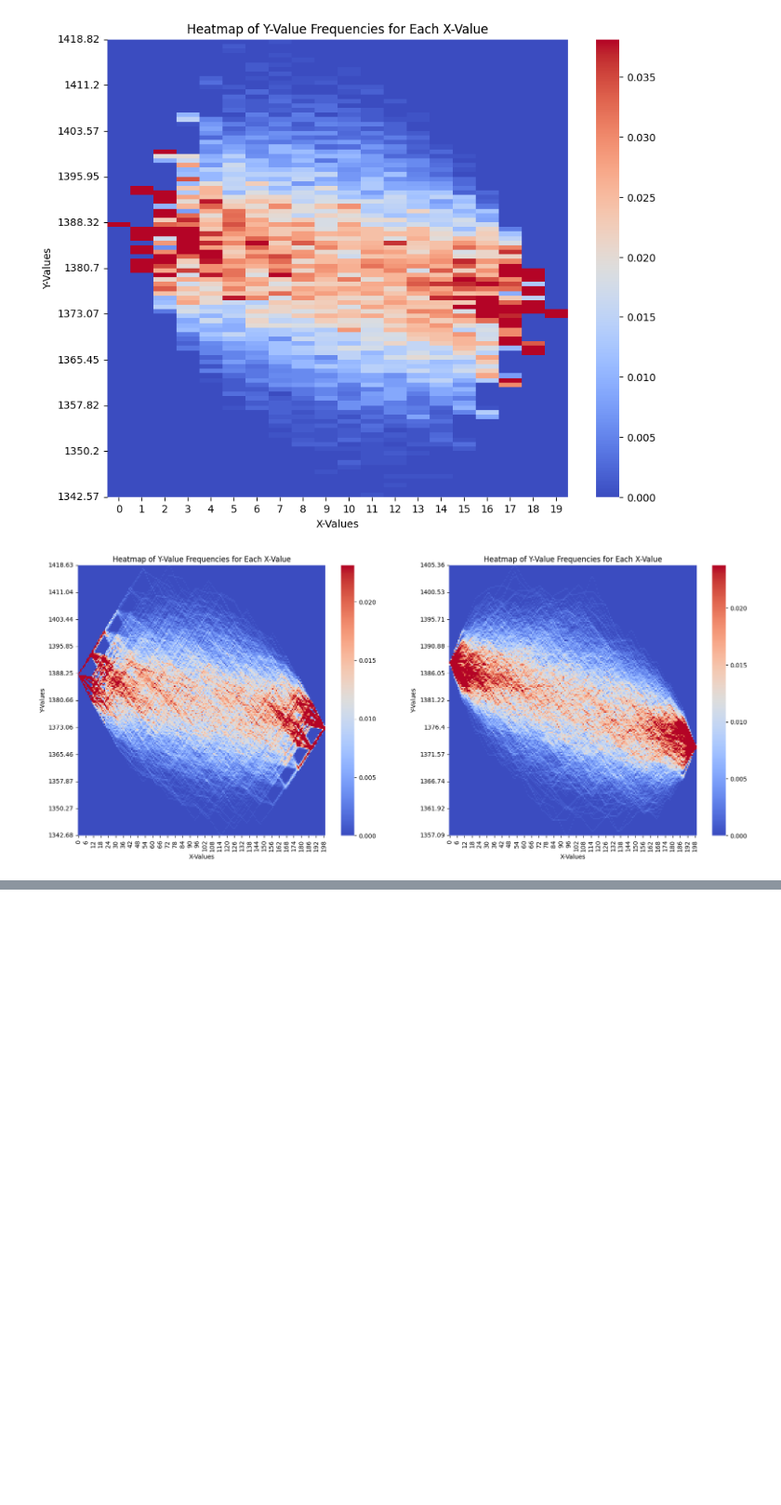
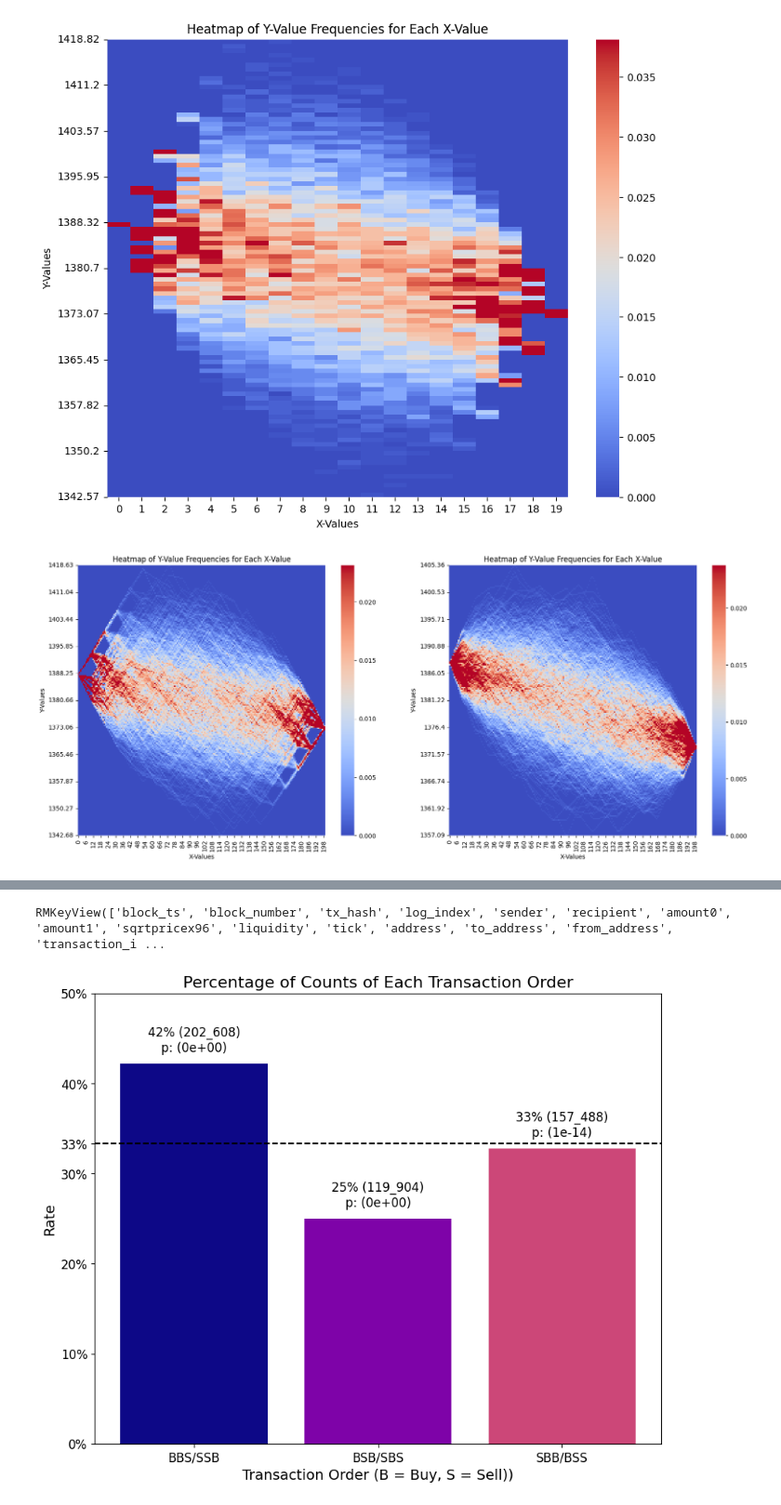
Before and after one commit to ankile/defi-measurement, a Jupyter notebook: experiments/permutation_heatmap.ipynb, the cells around one changed output, grey strips where cells are left out. Shown at 93% size. Cells and saved outputs as stored; diff of their text form; code cells hidden in the pictures; blank space fills up the shorter version.

```diff
--- a/experiments/permutation_heatmap.ipynb
+++ b/experiments/permutation_heatmap.ipynb
@@ -432,0 +479,5 @@ plt.show()
+# %%
+# GET THE column names
+q.keys()
+# %% [output]
+RMKeyView(['block_ts', 'block_number', 'tx_hash', 'log_index', 'sender', 'recipient', 'amount0', 'amount1', 'sqrtpricex96', 'liquidity', 'tick', 'address', 'to_address', 'from_address', 'transaction_i ...
@@ -432,0 +516,57 @@ plt.show()
+# %%
+# Measure the statistical significance of each of the counts being different from 33%
+from scipy.stats import binomtest # type: ignore
+
+def get_ps(a, b, c) -> tuple:
+    total = a + b + c
+    p1 = binomtest(a, total, p=1/3).pvalue
+    p2 = binomtest(b, total, p=1/3).pvalue
+    p3 = binomtest(c, total, p=1/3).pvalue
+
+    return (p1, p2, p3)
+# %%
+import matplotlib.cm as cm
+
+# Make a bar plot of the percentage of the counts of the total with a horizontal line at 33%
+plt.figure(figsize=(10, 8))
+
+# Calculate the percentage of each count
+counts = np.array([aab, aba, baa])
+# counts = np.array([33, 33, 33])
+percentage = counts / counts.sum()
+
+ps = get_ps(*counts)
+
+n = len(percentage)  # the number of different bars
+colors = cm.plasma(np.linspace(0, 0.5, n))
+
+# Make a bar plot of the counts
+plt.bar([0, 1, 2], percentage, color=colors)
+
+# Add a horizontal line at 33%
+plt.axhline(1 / 3, color='black', linestyle='--')
+
+
+# Set the x-ticks to be the labels
+plt.xticks([0, 1, 2], ['BBS/SSB', 'BSB/SBS', 'SBB/BSS'], fontsize=12)
+
+# Set the title and labels
+plt.title('Percentage of Counts of Each Transaction Order', fontsize=16)
+plt.xlabel('Transaction Order (B = Buy, S = Sell))', fontsize=14)
+plt.ylabel('Rate', fontsize=14)
+
+# Add labels of the percentage and absolute counts to the bars
+for i, (perc, count, p) in enumerate(zip(percentage, counts, ps)):
+    plt.text(i, perc + 0.01, f'{perc:.0%} ({count:_})\np: ({p:.0e})', ha='center', va='bottom', color='black', fontsize=12)
+
+# Set the y-axis limits
+plt.ylim(0, 0.5)
+
+# Format the y-axis as a percentage
+plt.gca().yaxis.set_major_formatter(plt.FuncFormatter('{:.0%}'.format)) # type: ignore
+
+# Add a tick mark at 33% on the y-axis to the already existing tick marks with fontsize 12
+plt.gca().yaxis.set_ticks(np.append(plt.gca().get_yticks(), 1 / 3)) # type: ignore
+plt.gca().tick_params(axis='y', labelsize=12)
+# %% [output]
+[figure, added]
```
Also changed, not shown: parts of 4 cells of this notebook, 5 other files.
